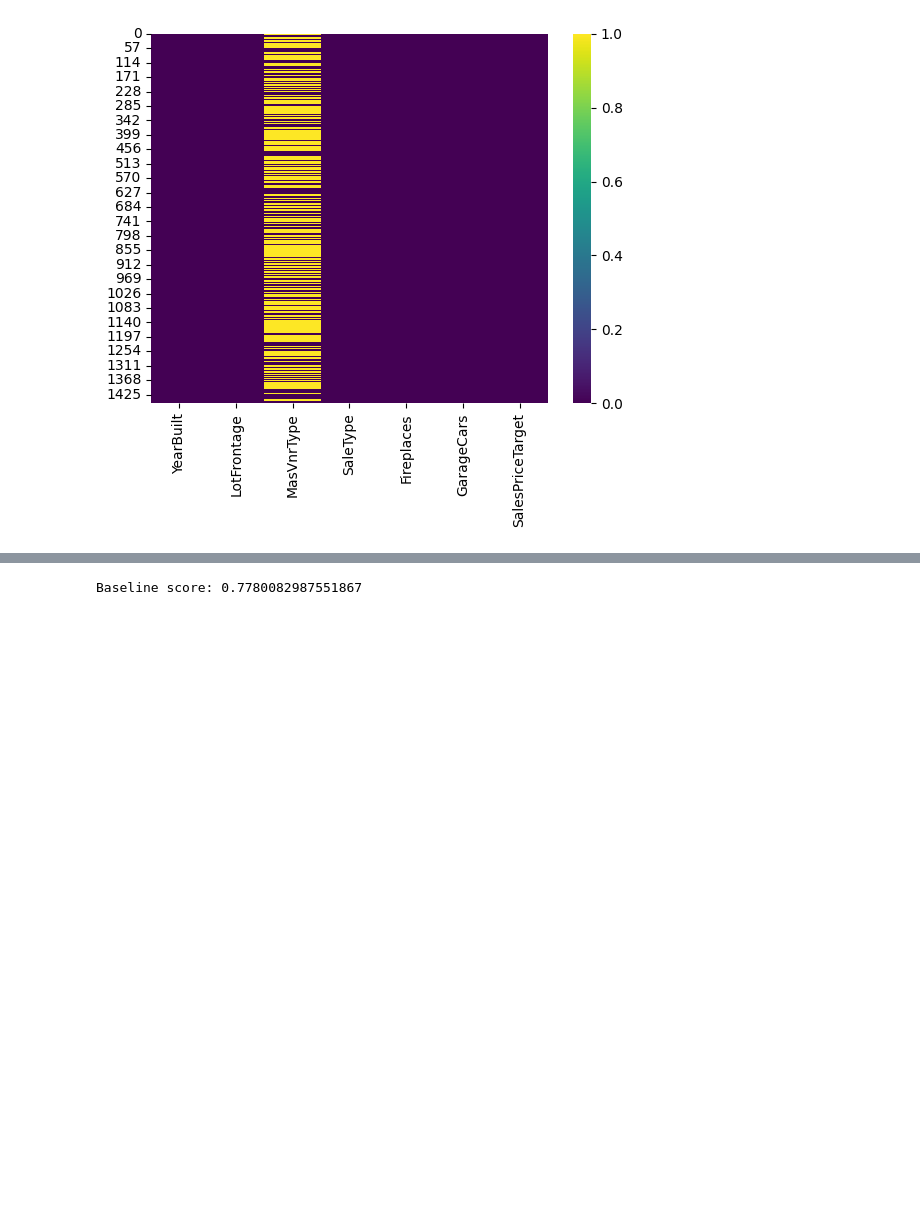
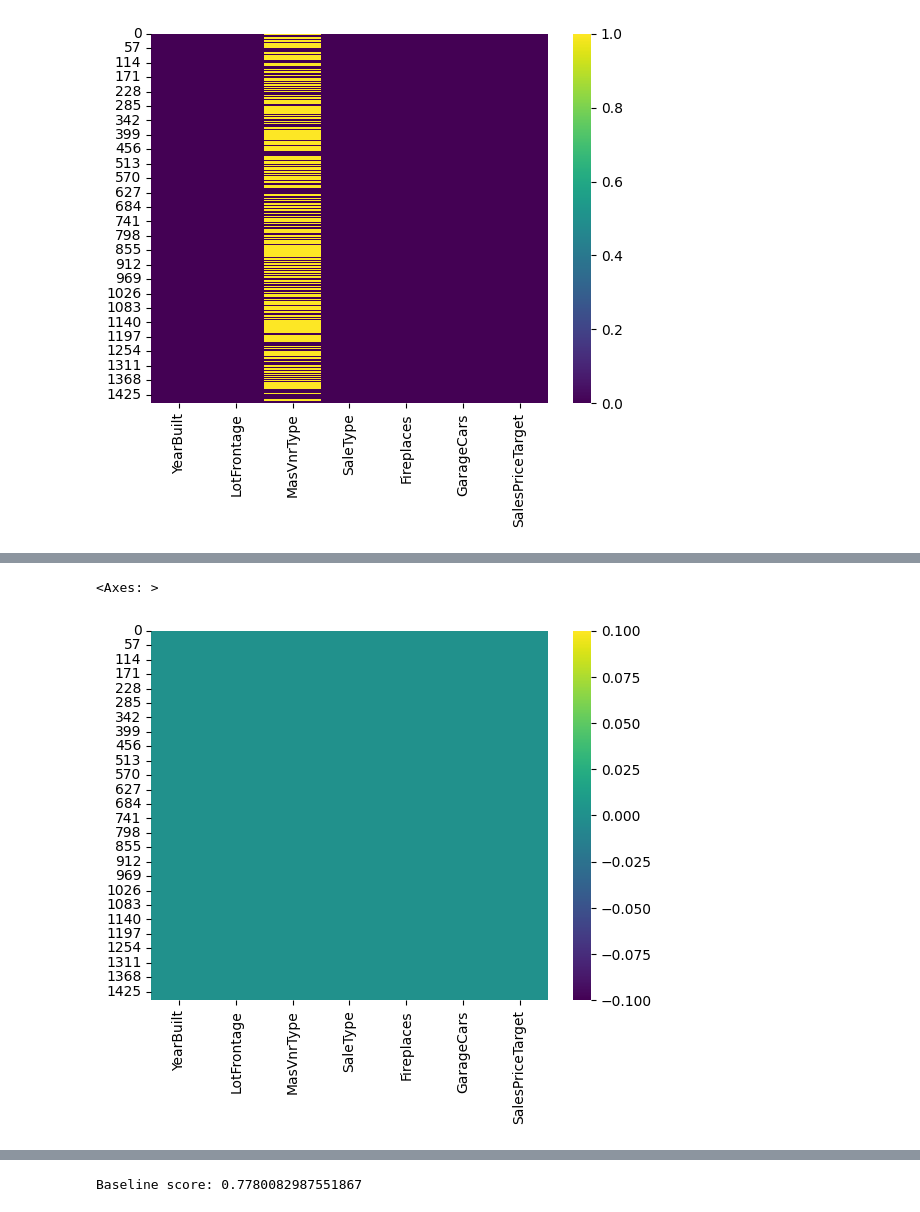
Before and after one commit to pereiranuno/preprocessingdatapt1, a Jupyter notebook: MPPD_project.ipynb, the cells around one changed output, grey strips where cells are left out. Drawn from its saved outputs; the diff is of its cells as text; code cells hidden in the pictures; blank space fills up the shorter version.

Commit message:
missing values masVnrType

```diff
--- a/MPPD_project.ipynb
+++ b/MPPD_project.ipynb
@@ -662,0 +629,14 @@ Name: count, dtype: int64
+# %%
+
+
+# Garantir que a coluna seja string
+df_subsetpt2['MasVnrType'] = df_subsetpt2['MasVnrType'].astype(str)
+
+# Criando o SimpleImputer com estratégia "most_frequent"
+mfimputer = SimpleImputer(strategy='most_frequent')
+
+# Aplicando o imputer e convertendo o resultado de volta para uma Série
+df_subsetpt2['MasVnrType'] = pd.Series(
+    mfimputer.fit_transform(df_subsetpt2[['MasVnrType']]).flatten(),
+    index=df_subsetpt2.index
+)
@@ -662,0 +654,6 @@ Name: count, dtype: int64
+# %%
+# Apresentar variaveis com ausência de valores visualmente
+sns.heatmap(df_subsetpt2.isna(), cmap='viridis')
+# %% [output]
+<Axes: >
+[figure, added]
```
Also changed, not shown: parts of 8 cells of this notebook.
